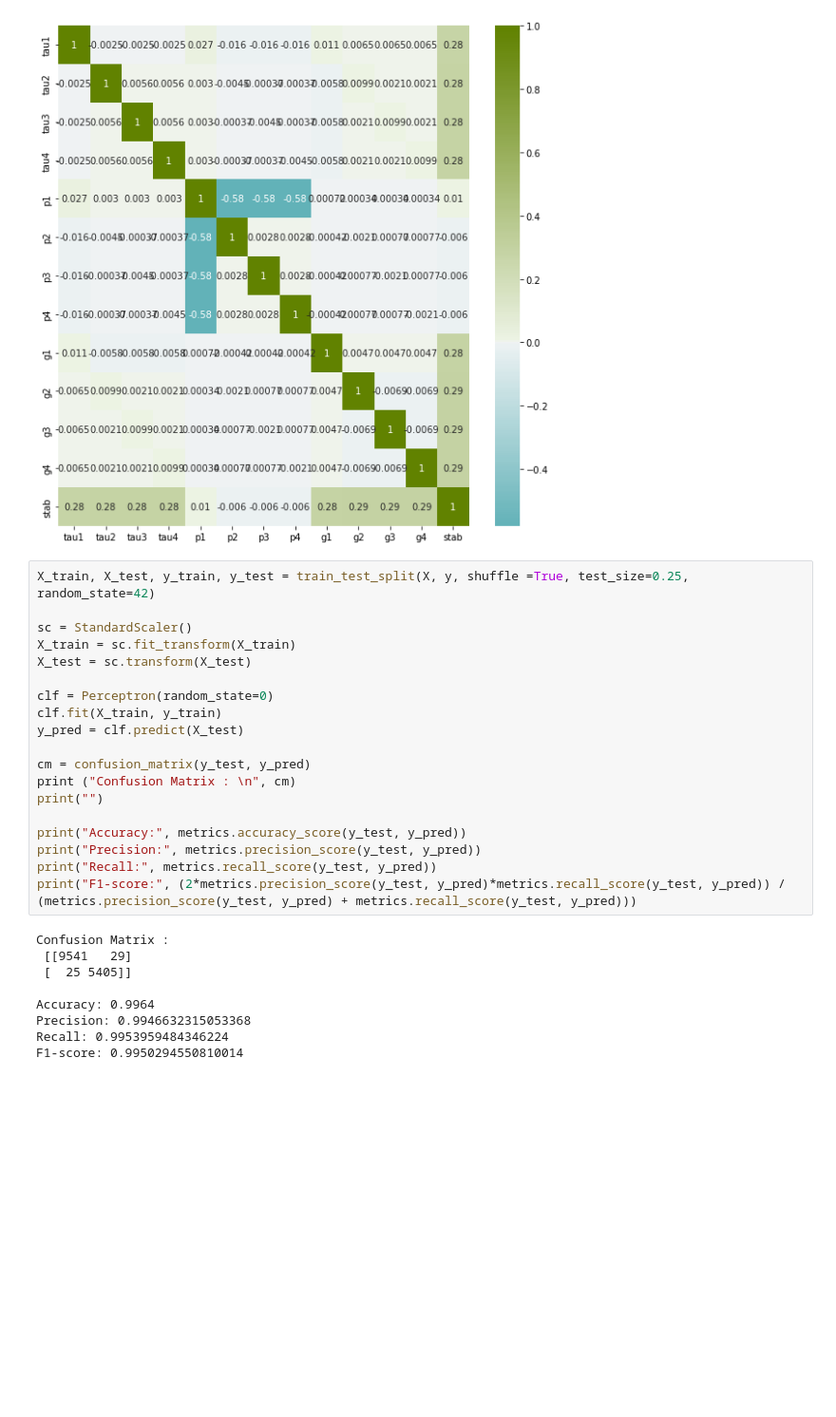
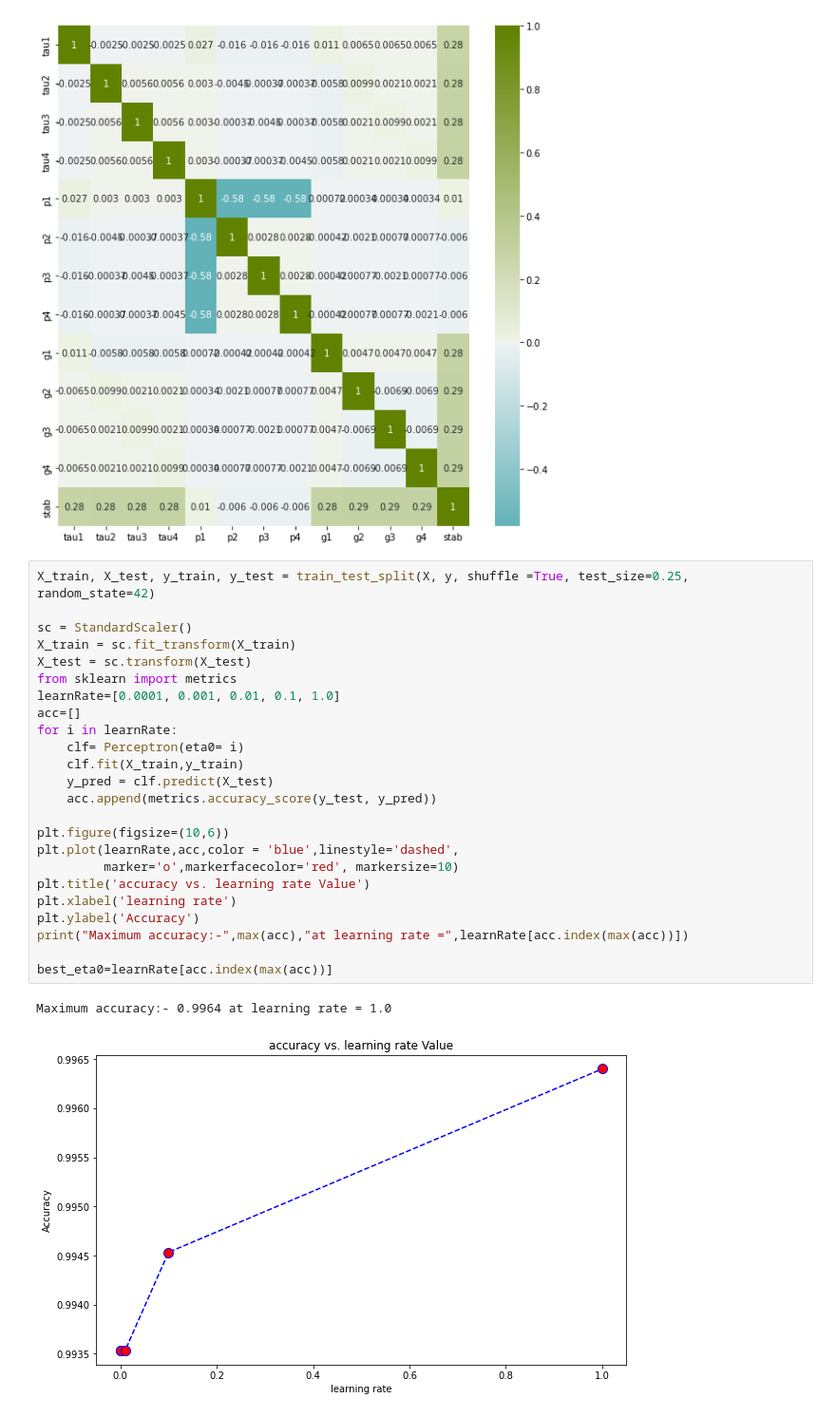
Before and after one commit to OmarSalah16/Smart-Grid-Stability-using-Multiple-Classifiers, a Jupyter notebook: Single Perceptron Classifier.ipynb, the cells around one changed output. Shown: that part at 95% size. Cells and saved outputs as stored; diff of their text form; blank space fills up the shorter version.

```diff
--- a/Single Perceptron Classifier.ipynb
+++ b/Single Perceptron Classifier.ipynb
@@ -48,28 +48,27 @@ del corr_data
 # %%
 X_train, X_test, y_train, y_test = train_test_split(X, y, shuffle =True, test_size=0.25, random_state=42)
 
 sc = StandardScaler()
 X_train = sc.fit_transform(X_train)
 X_test = sc.transform(X_test)
+from sklearn import metrics
+learnRate=[0.0001, 0.001, 0.01, 0.1, 1.0]
+acc=[]
+for i in learnRate:
+    clf= Perceptron(eta0= i)
+    clf.fit(X_train,y_train)
+    y_pred = clf.predict(X_test)
+    acc.append(metrics.accuracy_score(y_test, y_pred))
 
-clf = Perceptron(random_state=0)
-clf.fit(X_train, y_train)
-y_pred = clf.predict(X_test)
+plt.figure(figsize=(10,6))
+plt.plot(learnRate,acc,color = 'blue',linestyle='dashed',
+         marker='o',markerfacecolor='red', markersize=10)
+plt.title('accuracy vs. learning rate Value')
+plt.xlabel('learning rate')
+plt.ylabel('Accuracy')
+print("Maximum accuracy:-",max(acc),"at learning rate =",learnRate[acc.index(max(acc))])
 
-cm = confusion_matrix(y_test, y_pred)
-print ("Confusion Matrix : \n", cm)
-print("")
-
-print("Accuracy:", metrics.accuracy_score(y_test, y_pred))
-print("Precision:", metrics.precision_score(y_test, y_pred))
-print("Recall:", metrics.recall_score(y_test, y_pred))
-print("F1-score:", (2*metrics.precision_score(y_test, y_pred)*metrics.recall_score(y_test, y_pred)) / (metrics.precision_score(y_test, y_pred) + metrics.recall_score(y_test, y_pred)))
+best_eta0=learnRate[acc.index(max(acc))]
 # %% [output]
-Confusion Matrix :
- [[9541   29]
- [  25 5405]]
-
-Accuracy: 0.9964
-Precision: 0.9946632315053368
-Recall: 0.9953959484346224
-F1-score: 0.9950294550810014
+Maximum accuracy:- 0.9964 at learning rate = 1.0
+[figure, added]
```
Also changed, not shown: parts of 2 cells of this notebook.
